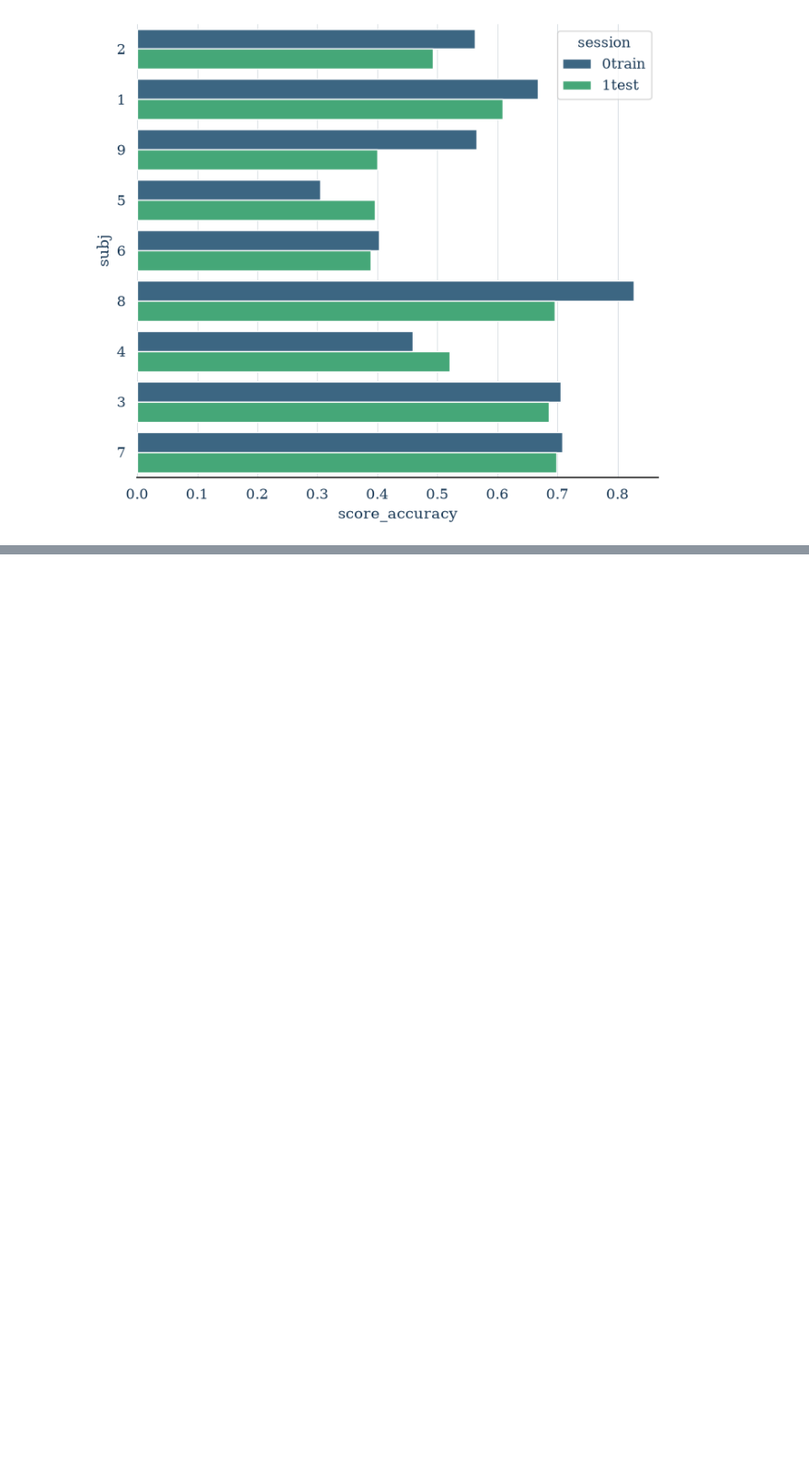
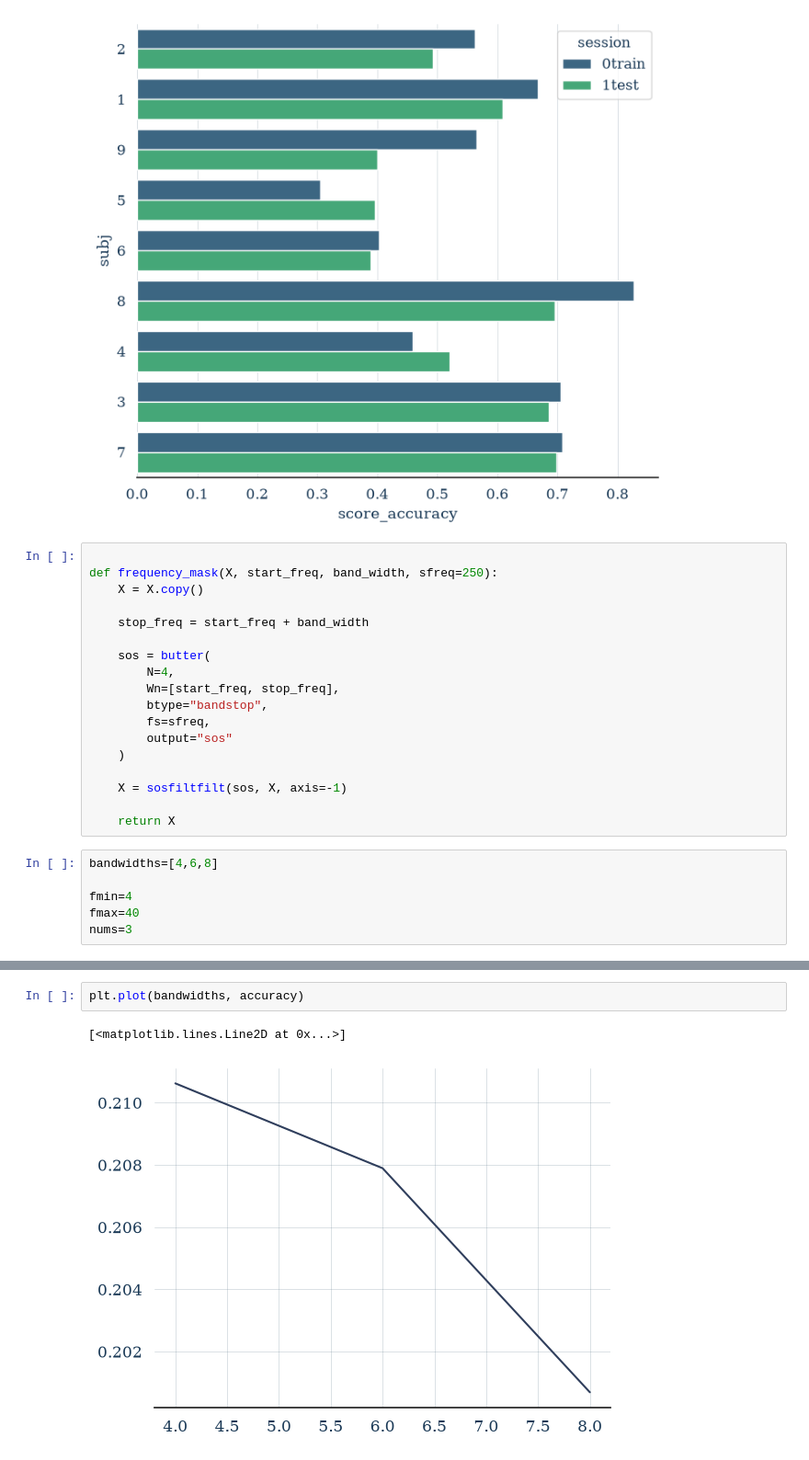
Before and after one commit to HindAlz/EEGMotorImagery-Classification, a Jupyter notebook: Code/9_RobustMissingFreq.ipynb, the cells around one changed output, grey strips where cells are left out. Shown at 92% size. Drawn from its saved outputs; the diff is of its cells as text; blank space fills up the shorter version.

```diff
--- a/Code/9_RobustMissingFreq.ipynb
+++ b/Code/9_RobustMissingFreq.ipynb
@@ -95,3 +95,27 @@ session
 0train   0.578100           0.578809        0.555063
 1test    0.542798           0.542751        0.497882
 [figure]
+# %%
+
+def frequency_mask(X, start_freq, band_width, sfreq=250):
+    X = X.copy()
+
+    stop_freq = start_freq + band_width
+
+    sos = butter(
+        N=4,
+        Wn=[start_freq, stop_freq],
+        btype="bandstop",
+        fs=sfreq,
+        output="sos"
+    )
+
+    X = sosfiltfilt(sos, X, axis=-1)
+
+    return X
+# %%
+bandwidths=[4,6,8]
+
+fmin=4
+fmax=40
+nums=3
@@ -97,0 +284,5 @@ session
+# %%
+plt.plot(bandwidths, accuracy)
+# %% [output]
+[<matplotlib.lines.Line2D at 0x...>]
+[figure, added]
```
Also changed, not shown: parts of 2 cells of this notebook, 5 other files.
